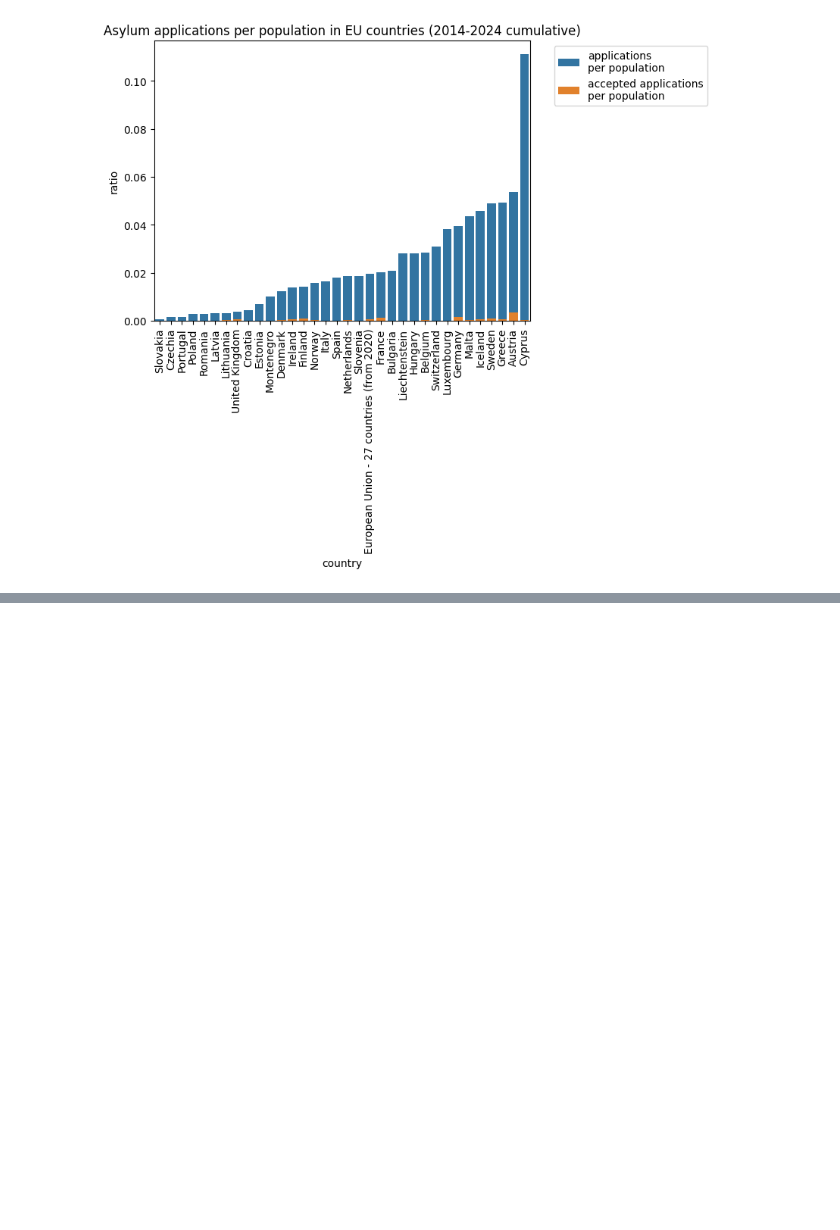
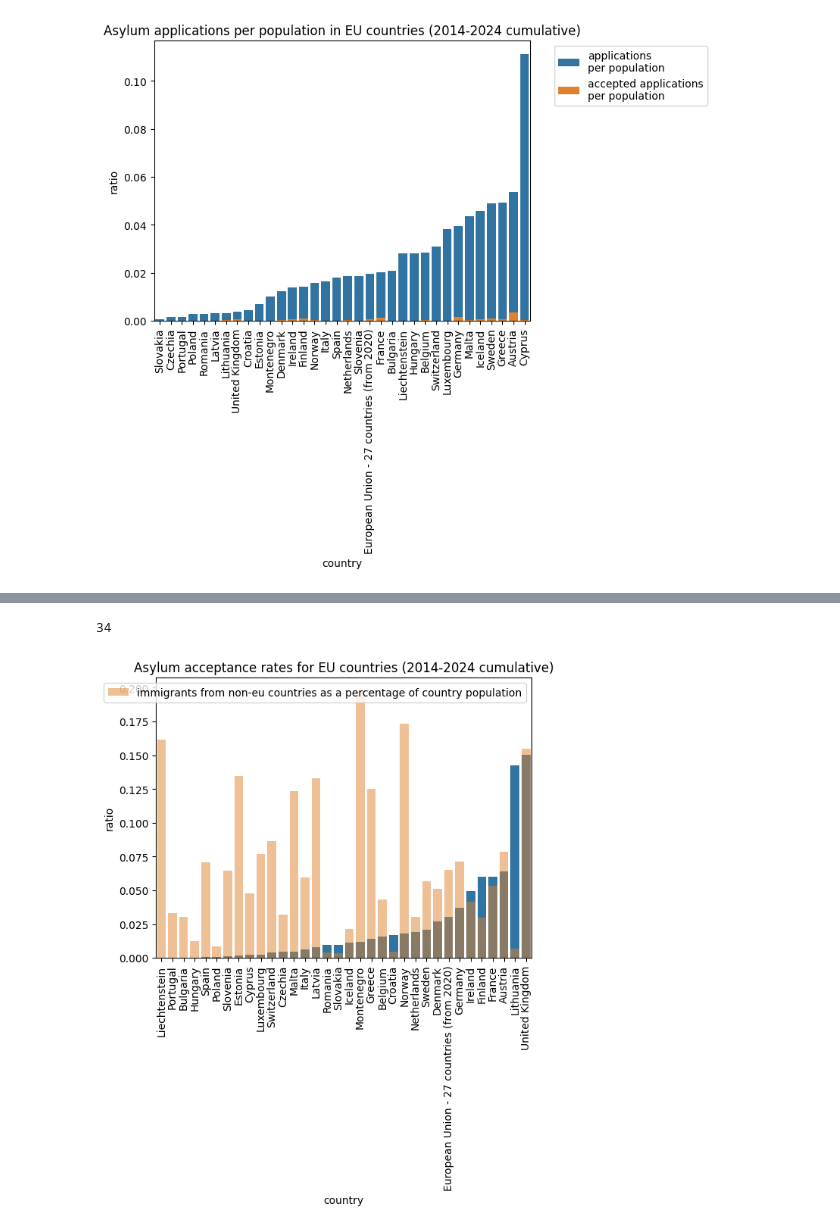
Before and after one commit to jatofi-official/migration-eu-analysis, a Jupyter notebook: Notebooks/asylum_ado_.ipynb, the cells around one changed output, grey strips where cells are left out. Drawn from its saved outputs; the diff is of its cells as text; code cells hidden in the pictures; blank space fills up the shorter version.

Commit message:
residence permits
Added permits database
Created permits graphs

```diff
--- a/Notebooks/asylum_ado_.ipynb
+++ b/Notebooks/asylum_ado_.ipynb
@@ -149,0 +209,20 @@ pass
+# %%
+# I will add data manually:
+completing = pd.DataFrame([{'European Union - 27 countries (from 2020)' : 29000000,
+                          'United Kingdom':  10388000,
+                          'Bulgaria' : 200000,
+                          'Montenegro': 122744,
+                          'Greece' : 1340456,
+                          'Norway' : 931000}]).melt().rename(columns = {'variable':'Country', 'value': '2020'}).set_index('Country')
+
+outside_EU_foreign.drop(['Norway', 'Turkey'], inplace = True)
+
+display(completing)
+
+outside_EU_foreign = pd.concat([outside_EU_foreign, completing], axis = 0)
+
+display(outside_EU_foreign)
+
+
+print(len(top))
+print(len(outside_EU_foreign))
@@ -149,0 +258,7 @@ pass
+# %%
+print(set(top.index) == set(outside_EU_foreign.index))
+outside_EU_foreign.rename_axis('country', inplace = True)
+top = pd.merge(left = outside_EU_foreign, right = top, on = 'country')
+top['outside_EU_immigrants'] = outside_EU_foreign['2020']
+display(top)
+pass
@@ -149,0 +285,21 @@ pass
+# %%
+print(len(top))
+top['OEUI_percentage'] = top['outside_EU_immigrants'] / top['population']
+top.sort_values(by = 'b_ratio', inplace = True)
+
+# just copying the previous bar plot:
+a = sns.barplot(data = top, x = 'country', y = 'b_ratio')
+a.set_ylabel('ratio')
+a.set_title('Asylum acceptance rates for EU countries (2014-2024 cumulative)')
+plt.xticks(rotation = 90)
+
+# adding a new feature:
+a = sns.barplot(data = top, x = 'country', y = 'OEUI_percentage',
+                label = 'immigrants from non-eu countries as a percentage of country population',
+                alpha = 0.5)
+
+plt.xticks(rotation = 90)
+pass
+# %% [output]
+34
+[figure, added]
```
Also changed, not shown: parts of 12 cells of this notebook, 3 other files.
